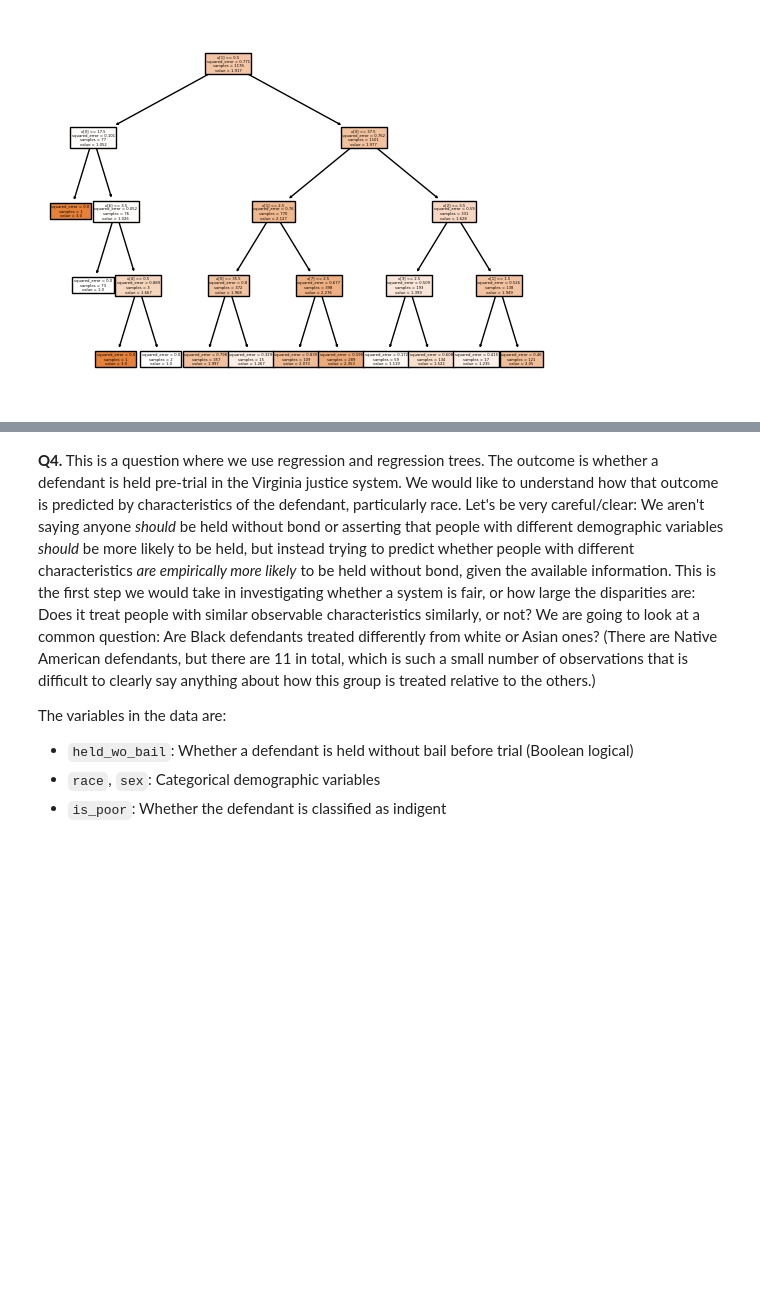
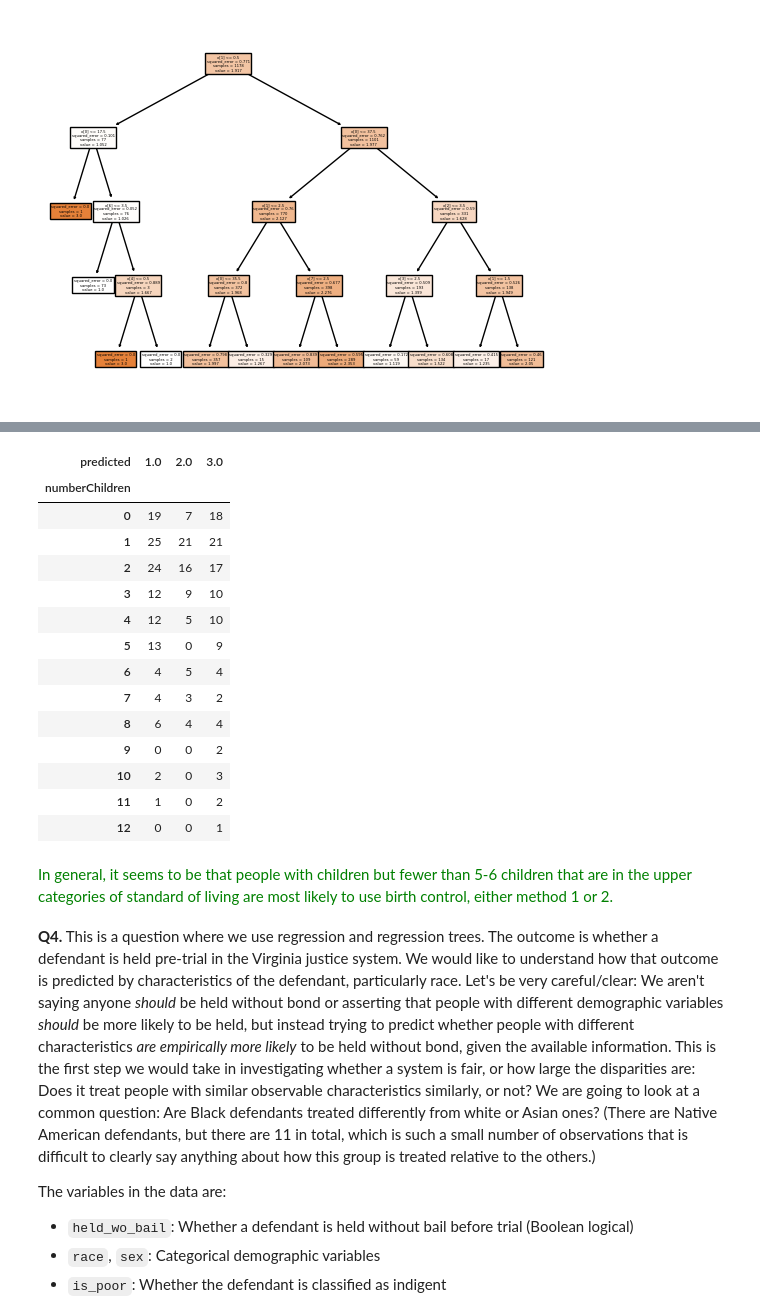
Before and after one commit to Monty-2003/assignment4, a Jupyter notebook: assignment4.ipynb, the cells around one changed output, grey strips where cells are left out. Saved outputs shown, nothing was run; the diff lists cells and outputs as text; code cells hidden in the pictures; blank space fills up the shorter version.

```diff
--- a/assignment4.ipynb
+++ b/assignment4.ipynb
@@ -780,0 +821,10 @@ Using a regression tree makes no sense here, as we are trying to predict which i
+# %%
+# what types of people use which methods of bc
+
+y_pred_ct = pd.Series(y_pred)
+
+result_df = pd.concat([X, y_pred_ct], axis=1)
+
+result_df['predicted'] = result_df[0]
+
+result_df.head()
@@ -781,3 +847,25 @@ Using a regression tree makes no sense here, as we are trying to predict which i
+# %%
+pd.crosstab(result_df['numberChildren'], result_df['predicted'])
+# %% [output]
+| predicted | 1.0 | 2.0 | 3.0 |
+| numberChildren |  |  |  |
+| 0 | 19 | 7 | 18 |
+| 1 | 25 | 21 | 21 |
+| 2 | 24 | 16 | 17 |
+| 3 | 12 | 9 | 10 |
+| 4 | 12 | 5 | 10 |
+| 5 | 13 | 0 | 9 |
+| 6 | 4 | 5 | 4 |
+| 7 | 4 | 3 | 2 |
+| 8 | 6 | 4 | 4 |
+| 9 | 0 | 0 | 2 |
+| 10 | 2 | 0 | 3 |
+| 11 | 1 | 0 | 2 |
+| 12 | 0 | 0 | 1 |
+# %% [markdown]
+<font color="green">
+In general, it seems to be that people with children but fewer than 5-6 children that are in the upper categories of standard of living are most likely to use birth control, either method 1 or 2.
+</font>
 # %% [markdown]
 **Q4.** This is a question where we use regression and regression trees. The outcome is whether a defendant is held pre-trial in the Virginia justice system. We would like to understand how that outcome is predicted by characteristics of the defendant, particularly race. Let's be very careful/clear: We aren't saying anyone *should* be held without bond or asserting that people with different demographic variables *should* be more likely to be held, but instead trying to predict whether people with different characteristics *are empirically more likely* to be held without bond, given the available information. This is the first step we would take in investigating whether a system is fair, or how large the disparities are: Does it treat people with similar observable characteristics similarly, or not? We are going to look at a common question: Are Black defendants treated differently from white or Asian ones? (There are Native American defendants, but there are 11 in total, which is such a small number of observations that is difficult to clearly say anything about how this group is treated relative to the others.)
 
```
Also changed, not shown: parts of 8 cells of this notebook.
